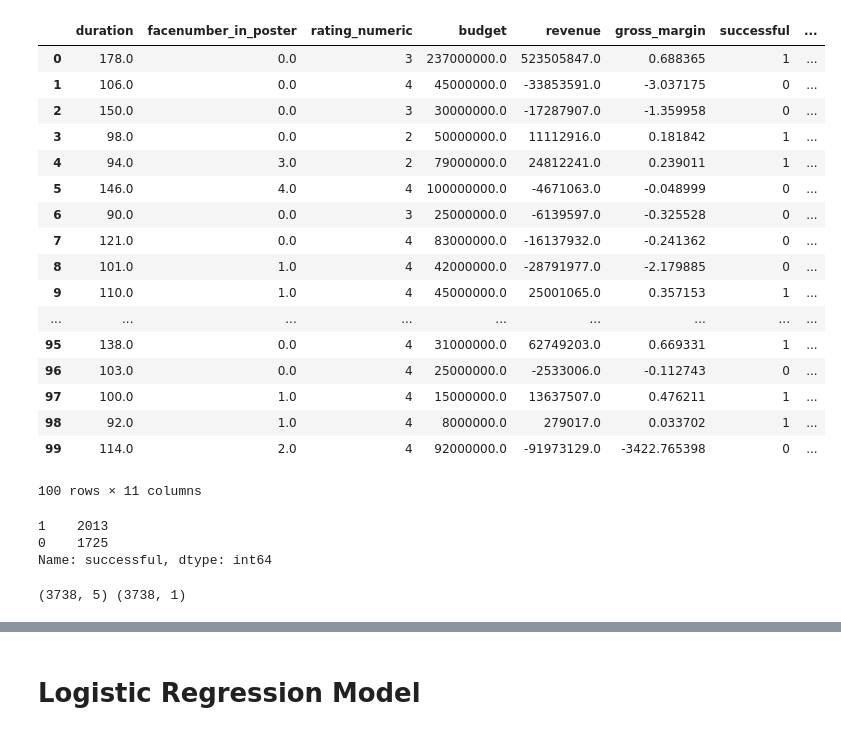
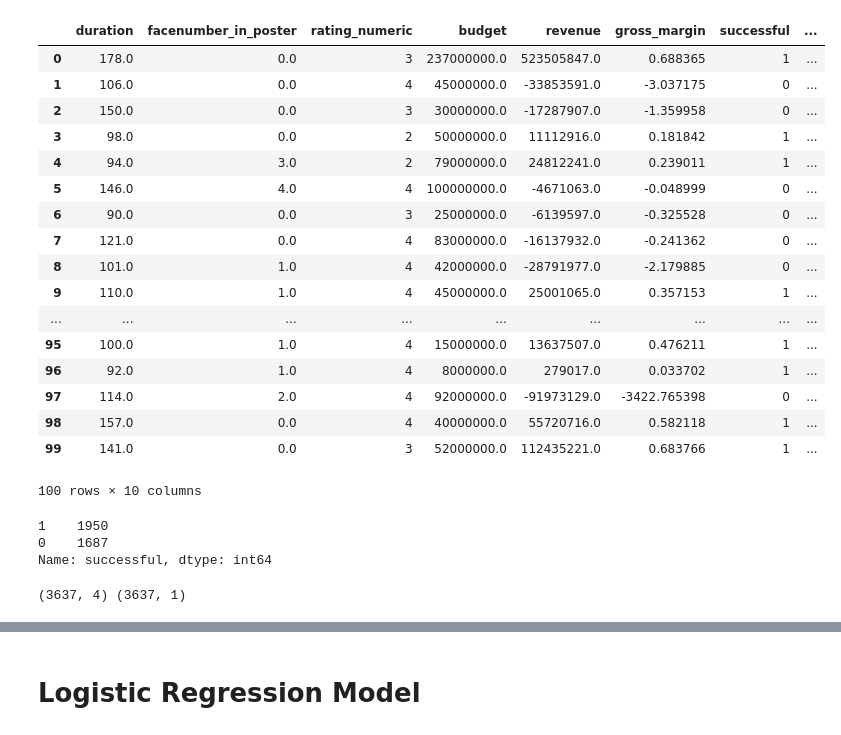
Before and after one commit to styrofomeBoots/project_3, a Jupyter notebook: bryan_workbook.ipynb, the cells around one changed output, grey strips where cells are left out. Drawn from its saved outputs; the diff is of its cells as text; code cells hidden in the pictures.

```diff
--- a/bryan_workbook.ipynb
+++ b/bryan_workbook.ipynb
@@ -56,42 +60,42 @@ Index(['color', 'director_name', 'num_critic_for_reviews', 'duration',
       dtype='object')
 # %%
 # create table for model purposes
-modelDf = movieDf[["duration","facenumber_in_poster","rating_numeric","budget","revenue","gross_margin", "successful","director_score","actor_1_score","actor_2_score","actor_3_score"]]
+modelDf = movieDf[["duration","facenumber_in_poster","rating_numeric","budget","revenue","gross_margin", "successful","director_score","production_companies_count","actor_1_score"]]
 modelDf = modelDf.dropna()
 
 modelDf.head(100)
 # %% [output]
 |  | duration | facenumber_in_poster | rating_numeric | budget | revenue | gross_margin | successful | ... |
 | 0 | 178.0 | 0.0 | 3 | 237000000.0 | 523505847.0 | 0.688365 | 1 | ... |
 | 1 | 106.0 | 0.0 | 4 | 45000000.0 | -33853591.0 | -3.037175 | 0 | ... |
 | 2 | 150.0 | 0.0 | 3 | 30000000.0 | -17287907.0 | -1.359958 | 0 | ... |
 | 3 | 98.0 | 0.0 | 2 | 50000000.0 | 11112916.0 | 0.181842 | 1 | ... |
 | 4 | 94.0 | 3.0 | 2 | 79000000.0 | 24812241.0 | 0.239011 | 1 | ... |
 | 5 | 146.0 | 4.0 | 4 | 100000000.0 | -4671063.0 | -0.048999 | 0 | ... |
 | 6 | 90.0 | 0.0 | 3 | 25000000.0 | -6139597.0 | -0.325528 | 0 | ... |
 | 7 | 121.0 | 0.0 | 4 | 83000000.0 | -16137932.0 | -0.241362 | 0 | ... |
 | 8 | 101.0 | 1.0 | 4 | 42000000.0 | -28791977.0 | -2.179885 | 0 | ... |
 | 9 | 110.0 | 1.0 | 4 | 45000000.0 | 25001065.0 | 0.357153 | 1 | ... |
 | ... | ... | ... | ... | ... | ... | ... | ... | ... |
-| 95 | 138.0 | 0.0 | 4 | 31000000.0 | 62749203.0 | 0.669331 | 1 | ... |
-| 96 | 103.0 | 0.0 | 4 | 25000000.0 | -2533006.0 | -0.112743 | 0 | ... |
-| 97 | 100.0 | 1.0 | 4 | 15000000.0 | 13637507.0 | 0.476211 | 1 | ... |
-| 98 | 92.0 | 1.0 | 4 | 8000000.0 | 279017.0 | 0.033702 | 1 | ... |
-| 99 | 114.0 | 2.0 | 4 | 92000000.0 | -91973129.0 | -3422.765398 | 0 | ... |
+| 95 | 100.0 | 1.0 | 4 | 15000000.0 | 13637507.0 | 0.476211 | 1 | ... |
+| 96 | 92.0 | 1.0 | 4 | 8000000.0 | 279017.0 | 0.033702 | 1 | ... |
+| 97 | 114.0 | 2.0 | 4 | 92000000.0 | -91973129.0 | -3422.765398 | 0 | ... |
+| 98 | 157.0 | 0.0 | 4 | 40000000.0 | 55720716.0 | 0.582118 | 1 | ... |
+| 99 | 141.0 | 0.0 | 3 | 52000000.0 | 112435221.0 | 0.683766 | 1 | ... |
-100 rows × 11 columns
+100 rows × 10 columns
 # %%
 modelDf["successful"].value_counts()
 # %% [output]
-1    2013
-0    1725
+1    1950
+0    1687
 Name: successful, dtype: int64
 # %%
 # Assign X (data) and y (target)
-X = modelDf[["rating_numeric","director_score","actor_1_score","actor_2_score","actor_3_score"]]
+X = modelDf[["rating_numeric","director_score","production_companies_count","actor_1_score"]]
 y = modelDf["successful"].values.reshape(-1, 1)
 print(X.shape, y.shape)
 # %% [output]
-(3738, 5) (3738, 1)
+(3637, 4) (3637, 1)
 # %%
 # split the training and testing data
 X_train, X_test, y_train, y_test = train_test_split(X, y, random_state=1158, train_size=0.9, stratify=y)
```
Also changed, not shown: parts of 29 cells of this notebook.
